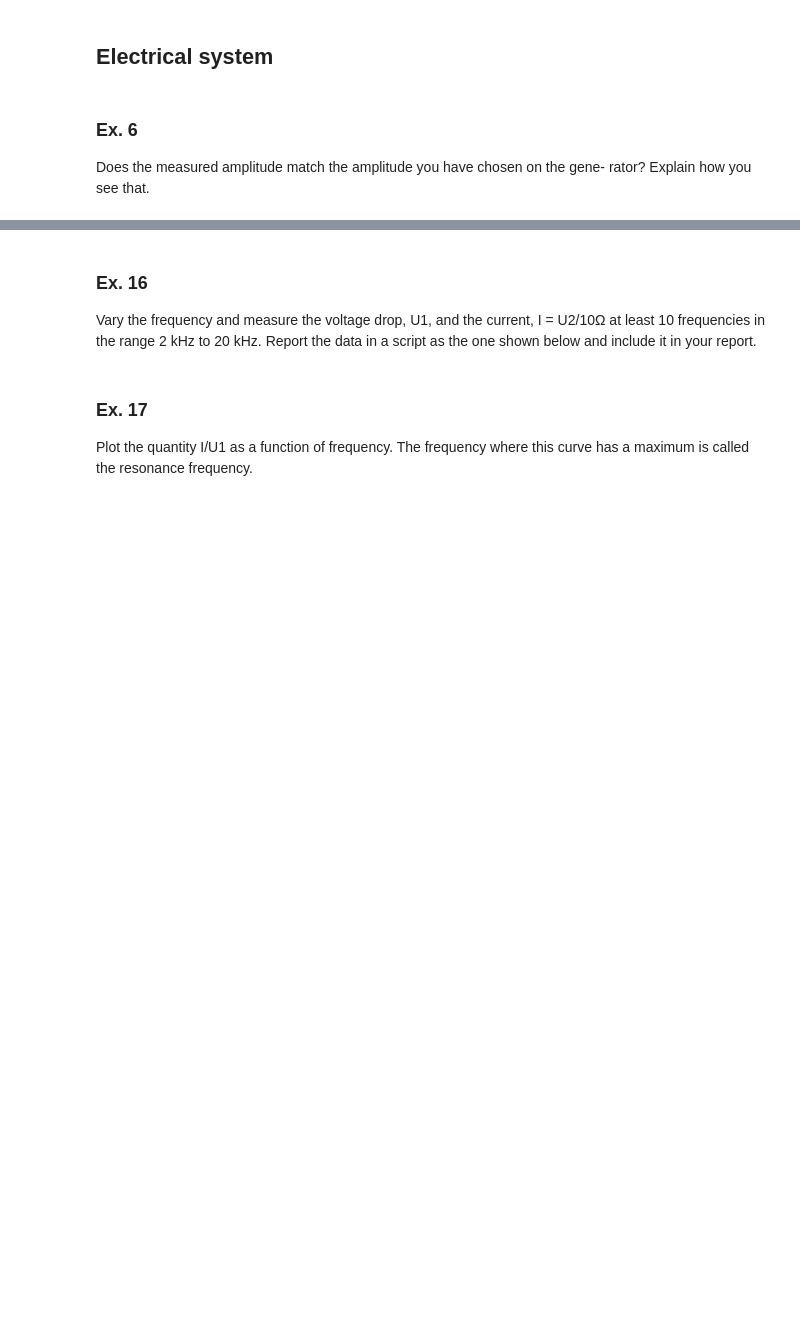
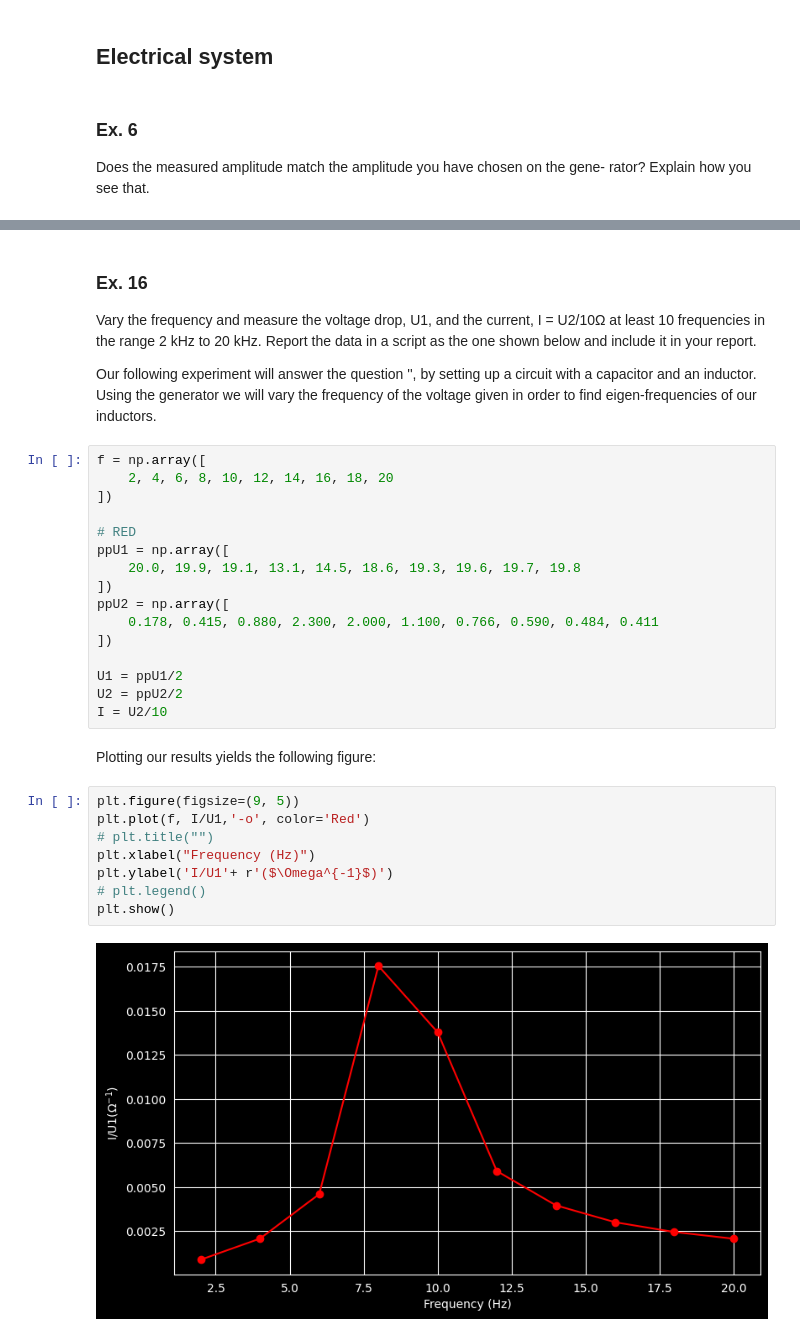
Before and after one commit to Nuhddy/ExperimentalMethods, a Jupyter notebook: Report.ipynb, the cells around one changed output, grey strips where cells are left out. Drawn from its saved outputs; the diff is of its cells as text; blank space fills up the shorter version.

```diff
--- a/Report.ipynb
+++ b/Report.ipynb
@@ -256,9 +247,34 @@ unknown resistor (Ru). 1
 Vary the frequency and measure the voltage drop, U1, and the current, I = U2/10Ω
 at least 10 frequencies in the range 2 kHz to 20 kHz. Report the data in a script
 as the one shown below and include it in your report.
+
+Our following experiment will answer the question '', by setting up a circuit with a capacitor and an inductor. Using the generator we will vary the frequency of the voltage given in order to find eigen-frequencies of our inductors.
-# %% [markdown]
-### Ex. 17
-
-Plot the quantity I/U1 as a function of frequency. The frequency where this curve
-has a maximum is called the resonance frequency.
+# %%
+f = np.array([
+    2, 4, 6, 8, 10, 12, 14, 16, 18, 20
+])
+
+# RED
+ppU1 = np.array([
+    20.0, 19.9, 19.1, 13.1, 14.5, 18.6, 19.3, 19.6, 19.7, 19.8
+])
+ppU2 = np.array([
+    0.178, 0.415, 0.880, 2.300, 2.000, 1.100, 0.766, 0.590, 0.484, 0.411
+])
+
+U1 = ppU1/2
+U2 = ppU2/2
+I = U2/10
+# %% [markdown]
+Plotting our results yields the following figure:
+# %%
+plt.figure(figsize=(9, 5))
+plt.plot(f, I/U1,'-o', color='Red')
+# plt.title("")
+plt.xlabel("Frequency (Hz)")
+plt.ylabel('I/U1'+ r'($\Omega^{-1}$)')
+# plt.legend()
+plt.show()
+# %% [output]
+[figure, added]
 # %% [markdown]
```
Also changed, not shown: parts of 18 cells of this notebook, 1 other file.
